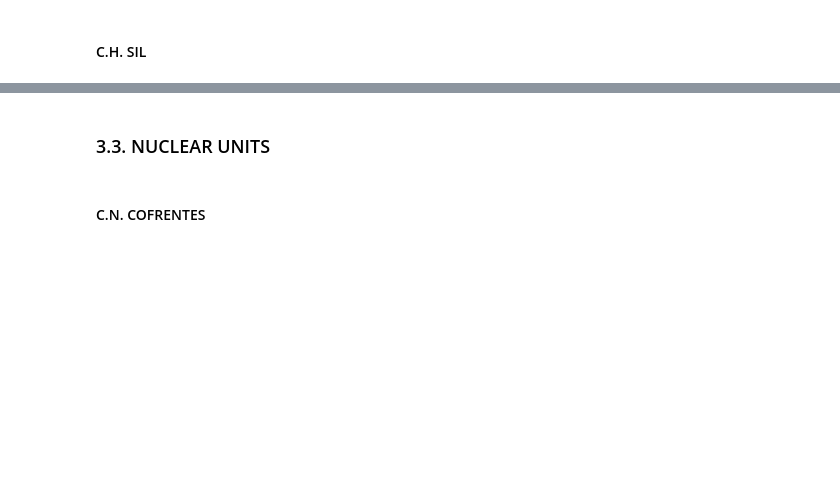
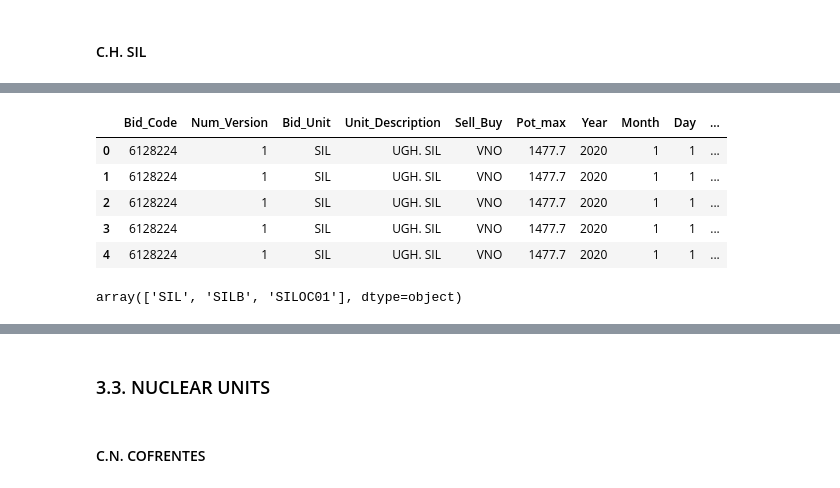
Before and after one commit to luisdelpozo/TFM, a Jupyter notebook: 02_RawData_OMIE_UNITS.ipynb, the cells around one changed output, grey strips where cells are left out. Saved outputs shown, nothing was run; the diff lists cells and outputs as text; code cells hidden in the pictures; blank space fills up the shorter version.

```diff
--- a/02_RawData_OMIE_UNITS.ipynb
+++ b/02_RawData_OMIE_UNITS.ipynb
@@ -539,0 +552,13 @@ df_SIL = df_sel_unit('SIL')
+# %%
+df_SIL.head()
+# %% [output]
+|  | Bid_Code | Num_Version | Bid_Unit | Unit_Description | Sell_Buy | Pot_max | Year | Month | Day | ... |
+| 0 | 6128224 | 1 | SIL | UGH. SIL | VNO | 1477.7 | 2020 | 1 | 1 | ... |
+| 1 | 6128224 | 1 | SIL | UGH. SIL | VNO | 1477.7 | 2020 | 1 | 1 | ... |
+| 2 | 6128224 | 1 | SIL | UGH. SIL | VNO | 1477.7 | 2020 | 1 | 1 | ... |
+| 3 | 6128224 | 1 | SIL | UGH. SIL | VNO | 1477.7 | 2020 | 1 | 1 | ... |
+| 4 | 6128224 | 1 | SIL | UGH. SIL | VNO | 1477.7 | 2020 | 1 | 1 | ... |
+# %%
+df_SIL['Bid_Unit'].unique()
+# %% [output]
+array(['SIL', 'SILB', 'SILOC01'], dtype=object)
```
Also changed, not shown: parts of 4 cells of this notebook.
